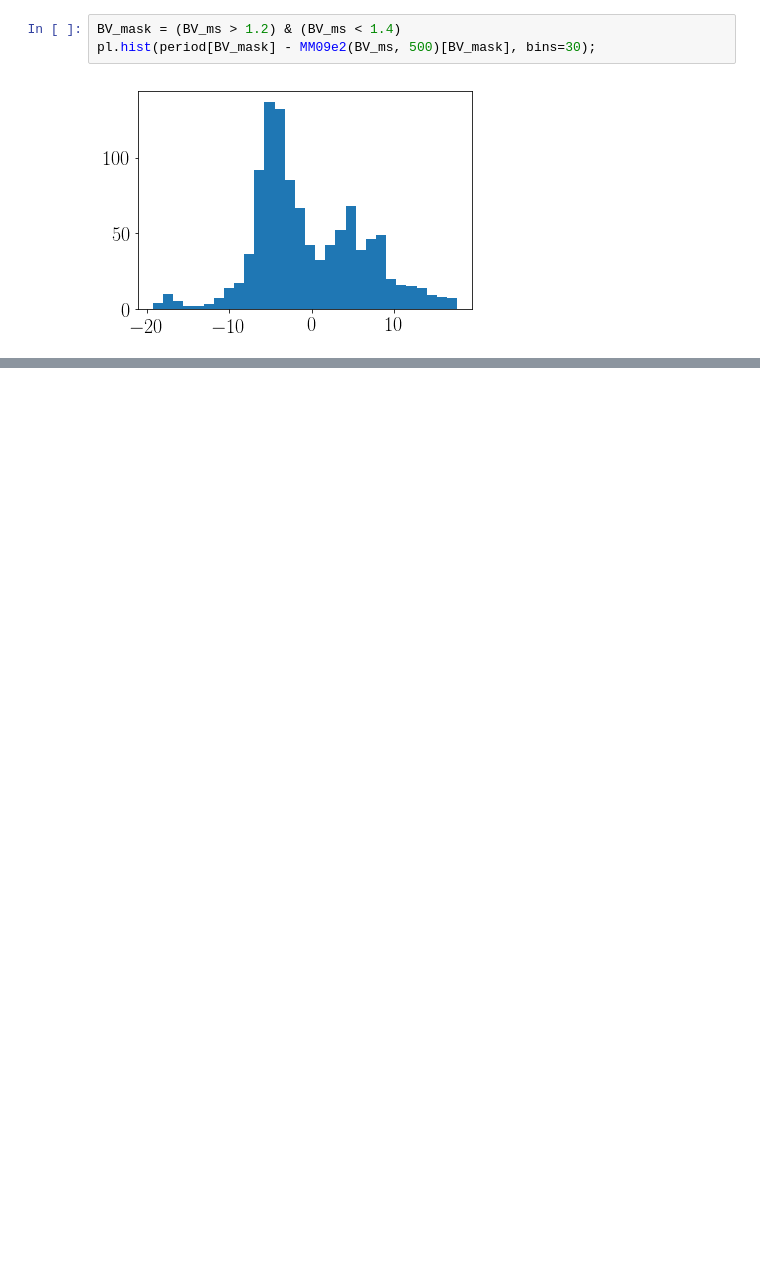
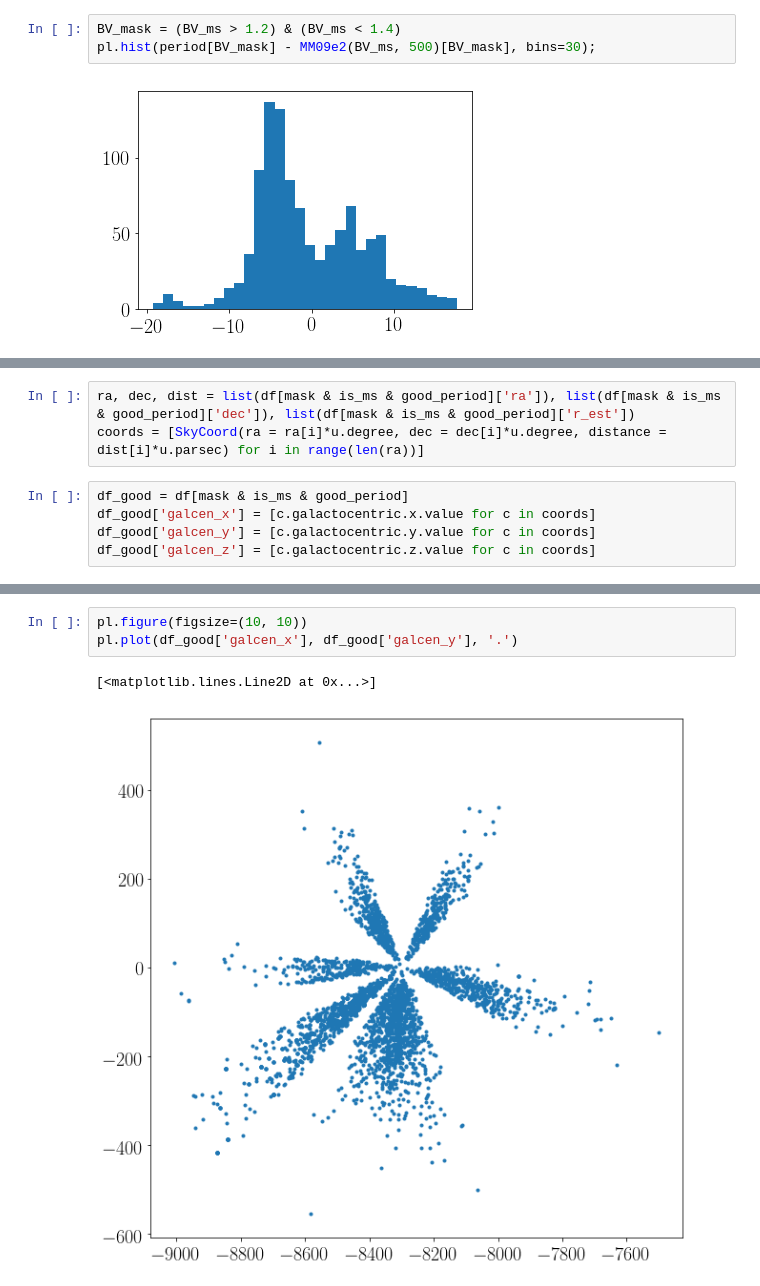
Before and after one commit to tagordon/k2rot, a Jupyter notebook: round/fixtable.ipynb, the cells around one changed output, grey strips where cells are left out. Saved outputs shown, nothing was run; the diff lists cells and outputs as text; blank space fills up the shorter version.

Commit message:
convert to galactocentric coordinates

```diff
--- a/round/fixtable.ipynb
+++ b/round/fixtable.ipynb
@@ -193,0 +195,8 @@ pl.hist(period[BV_mask] - MM09e2(BV_ms, 500)[BV_mask], bins=30);
+# %%
+ra, dec, dist = list(df[mask & is_ms & good_period]['ra']), list(df[mask & is_ms & good_period]['dec']), list(df[mask & is_ms & good_period]['r_est'])
+coords = [SkyCoord(ra = ra[i]*u.degree, dec = dec[i]*u.degree, distance = dist[i]*u.parsec) for i in range(len(ra))]
+# %%
+df_good = df[mask & is_ms & good_period]
+df_good['galcen_x'] = [c.galactocentric.x.value for c in coords]
+df_good['galcen_y'] = [c.galactocentric.y.value for c in coords]
+df_good['galcen_z'] = [c.galactocentric.z.value for c in coords]
@@ -193,0 +219,6 @@ pl.hist(period[BV_mask] - MM09e2(BV_ms, 500)[BV_mask], bins=30);
+# %%
+pl.figure(figsize=(10, 10))
+pl.plot(df_good['galcen_x'], df_good['galcen_y'], '.')
+# %% [output]
+[<matplotlib.lines.Line2D at 0x...>]
+[figure, added]
```
Also changed, not shown: parts of 5 cells of this notebook.
